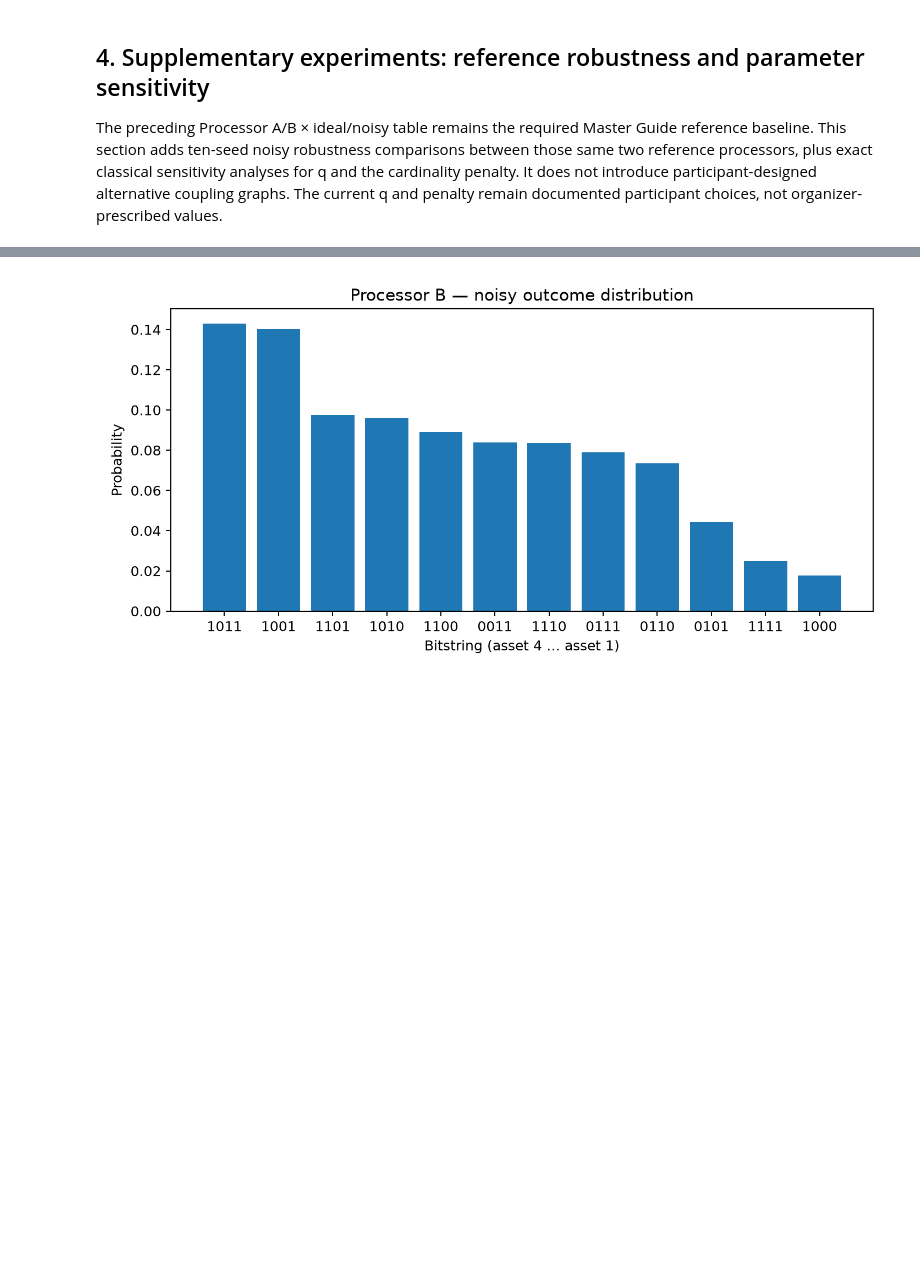
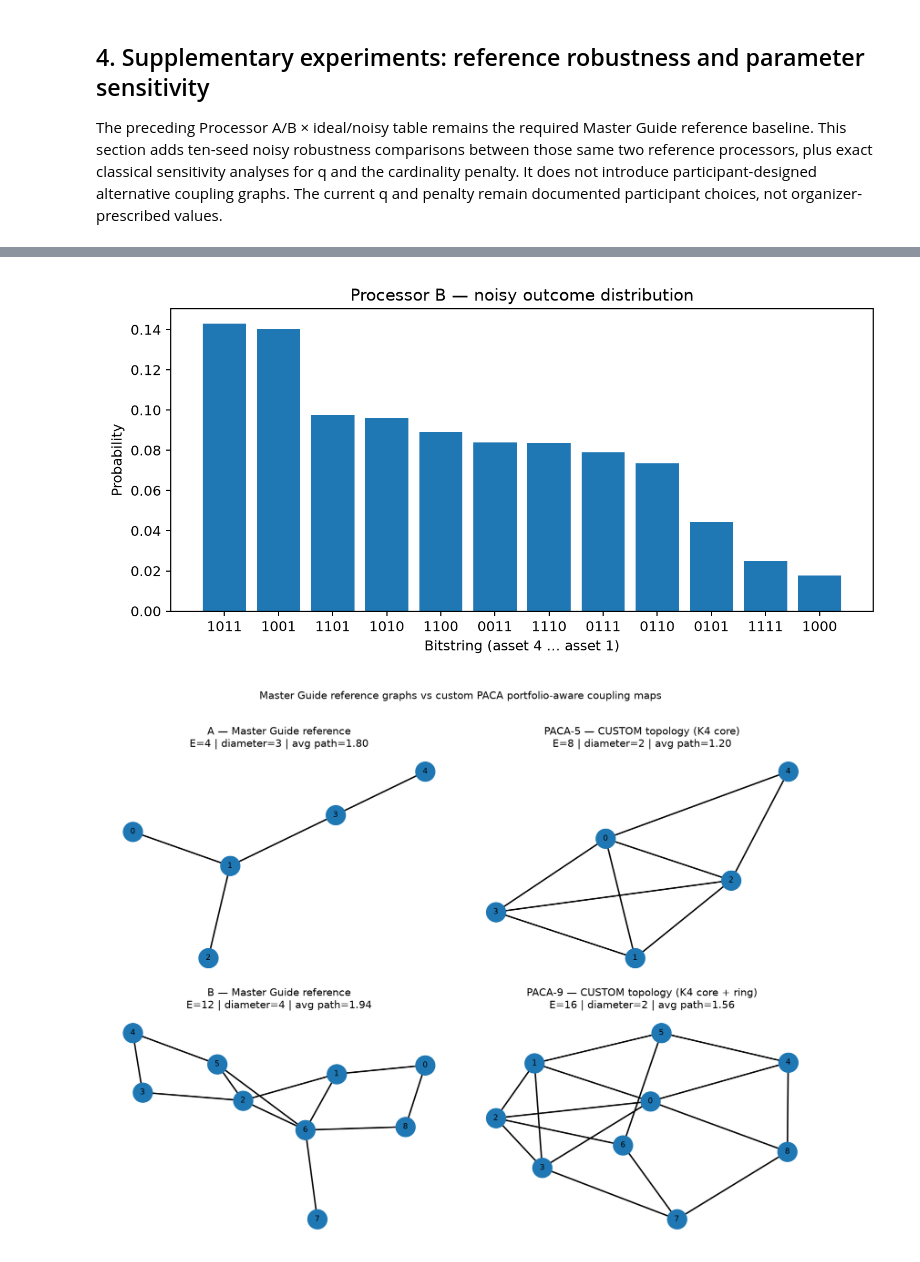
Before and after one commit to Ashwath-Raj/Silver-Qx-Finance, a Jupyter notebook: main.ipynb, the cells around one changed output, grey strips where cells are left out. Drawn from its saved outputs; the diff is of its cells as text; code cells hidden in the pictures; blank space fills up the shorter version.

Commit message:
feat: validate PACA custom topology layouts

```diff
--- a/main.ipynb
+++ b/main.ipynb
@@ -558,28 +620,31 @@ Robustness trial: Processor A / Master Guide reference, simulator seed 294
 # %%
 from IPython.display import display, Image, Markdown
 with (ROOT / "results/tables/processor_comparison.csv").open(newline="", encoding="utf-8") as f:
     for row in csv.DictReader(f):
         print(row)
 for image_name in [
     "classical_portfolio_objectives.png",
     "processor_topologies.png",
     "qaoa_distribution_processor_a_ideal.png",
     "qaoa_distribution_processor_a_noisy.png",
     "qaoa_distribution_processor_b_ideal.png",
     "qaoa_distribution_processor_b_noisy.png",
+    "topology_alternatives.png",
+    "paca_layout_comparison.png",
 ]:
     image_path = ROOT / "results/figures" / image_name
     if image_path.exists():
         display(Image(filename=str(image_path)))
 display(Markdown((ROOT / "report.md").read_text(encoding="utf-8")))
 # %% [output]
 {'processor': 'Processor A', 'mode': 'ideal', 'processor_qubits': '5', 'compiled_qubits': '5', 'physical_qubits_touched': '4', 'depth': '43', 'cx_count': '18', 'swap_count_native': '0', 'operation_cou ...
 {'processor': 'Processor A', 'mode': 'noisy', 'processor_qubits': '5', 'compiled_qubits': '5', 'physical_qubits_touched': '4', 'depth': '43', 'cx_count': '18', 'swap_count_native': '0', 'operation_cou ...
 {'processor': 'Processor B', 'mode': 'ideal', 'processor_qubits': '9', 'compiled_qubits': '9', 'physical_qubits_touched': '4', 'depth': '35', 'cx_count': '15', 'swap_count_native': '0', 'operation_cou ...
 {'processor': 'Processor B', 'mode': 'noisy', 'processor_qubits': '9', 'compiled_qubits': '9', 'physical_qubits_touched': '4', 'depth': '35', 'cx_count': '15', 'swap_count_native': '0', 'operation_cou ...
 [figure]
 [figure]
 [figure]
 [figure]
 [figure]
 [figure]
+[figure, added]
```
Also changed, not shown: parts of 2 cells of this notebook, 9 other files.
